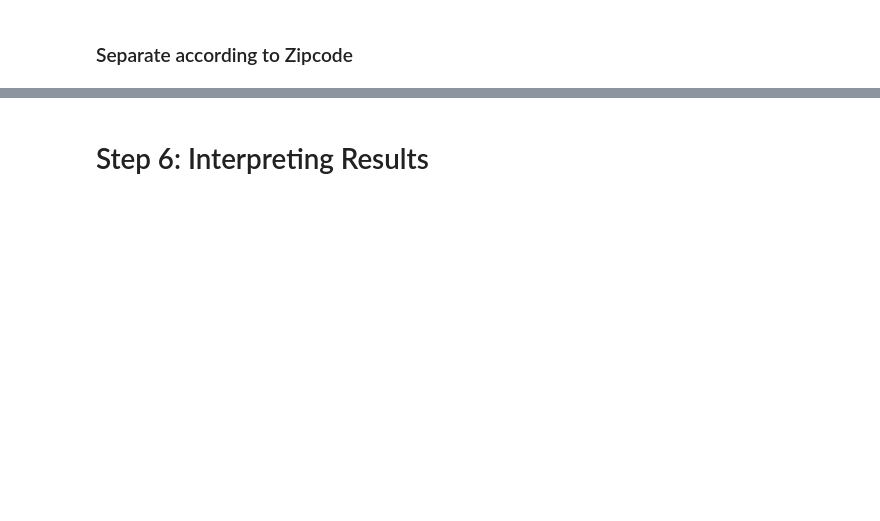
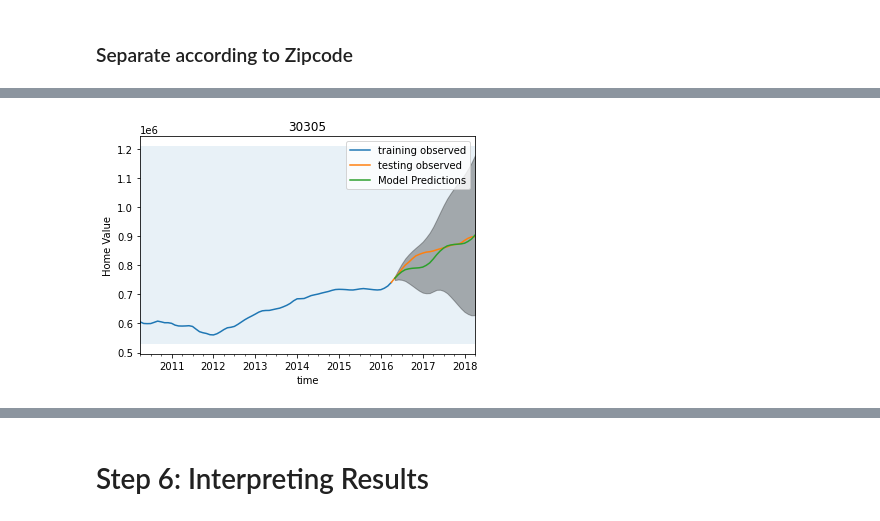
Before and after one commit to sierrafromcalifornia/Atlanta-ZIP-Code-Analysis-Project, a Jupyter notebook: notebooks/investment_analysis-modeling.ipynb, the cells around one changed output, grey strips where cells are left out. Saved outputs shown, nothing was run; the diff lists cells and outputs as text; code cells hidden in the pictures; blank space fills up the shorter version.

```diff
--- a/notebooks/investment_analysis-modeling.ipynb
+++ b/notebooks/investment_analysis-modeling.ipynb
@@ -211,0 +403,19 @@ array([30305, 30306, 30307, 30308, 30309, 30316, 30317, 30324, 30326,
+# %%
+# dictionary holding all parameter combinations across ZIP codes
+
+potential_parameters = {}
+
+for name in ls_unique_zips:
+    for comb in pdq:
+        for comb2 in pdqs:
+            try:
+                mod = sm.tsa.SARIMAX(train_dict[name],
+                                order = comb,
+                                seasonal_order = comb2,
+                                enforce_stationarity = False,
+                                enforce_invertibility = False)
+                output = mod.fit()
+                ans.append([name, comb, comb2, output.aic])
+            except:
+                continue
+    potential_parameters[name] = pd.DataFrame(ans, columns = ['name','pdq','pdqs','AIC'])
@@ -211,0 +443,79 @@ array([30305, 30306, 30307, 30308, 30309, 30316, 30317, 30324, 30326,
+# %%
+# Run best model parameters across ZIPs
+
+# create table to hold resulting MSE, RMSE across ZIPS
+summary_table = pd.DataFrame()
+Zipcode = []
+MSE_Value = []
+RMSE_Value = []
+
+# create dictionaries for each ZIP
+confidences = {}
+figures = {}
+models = {}
+
+# iterate through each unique zip code
+for name in ls_unique_zips:
+    temp_orders = potential_parameters[name] # temporary parameter container for ZIP
+    best_para = temp_orders.loc[temp_orders['AIC'].idxmin()] # use lowest AIC score
+
+
+    ARIMA_MODEL = sm.tsa.SARIMAX(train_dict[name],
+                                 order = best_para['pdq'],
+                                 seasonal_order = best_para['pdqs'],
+                                 enforce_stationarity = False,
+                                 enforce_invertibility = False,
+                                 )
+
+    output = ARIMA_MODEL.fit()
+    print('SARIMA Model Result for {}'.format(name))
+
+    # print initial summary
+    display(output.summary().tables[1])
+    plt.show()
+    # loads model output for each zip code into dictionary
+    models[name] = output
+    output = models[name]
+    # function to get the current figure from the loop
+    fig = plt.gcf()
+    # load plot into dictionary
+    figures[name] = fig
+
+    # 2 years prediction comparison
+    prediction = output.get_forecast(steps=24,
+                                     dynamic=False, full_results = True)
+    pred_conf = prediction.conf_int()
+    # input confidence intervals
+    confidences[name] = pred_conf
+    zip_forecasted = prediction.predicted_mean
+    zip_truth = test_dict[name]
+
+
+    # determine rmse and mse values
+    rmse = np.sqrt(((zip_forecasted - zip_truth)**2).mean())
+    mse = ((zip_forecasted - zip_truth)**2).mean()
+
+    Zipcode.append(name)
+    RMSE_Value.append(rmse)
+    MSE_Value.append(mse)
+
+    # plot predictions and confidence intervals across ZIPS
+    ax = train_dict[name].plot(label='training observed')
+    test_dict[name].plot(label='testing observed', ax=ax)
+
+
+    prediction.predicted_mean.plot(label='Model Predictions', ax=ax)
+    ax.fill_between(pred_conf.index,
+                    pred_conf.iloc[:, 0],
+                    pred_conf.iloc[:, 1], color='k', alpha=0.3)
+
+
+    ax.fill_betweenx(ax.get_ylim(), pd.to_datetime('2010-04-30'),
+                     prediction.predicted_mean.index[-1], alpha=.1, zorder=-1)
+
+    ax.set_ylabel('Home Value')
+    ax.set_title(str(name))
+
+    plt.legend()
+    plt.show()
+# %% [output]
@@ -211,0 +528 @@ array([30305, 30306, 30307, 30308, 30309, 30316, 30317, 30324, 30326,
+[figure, added]
```
Also changed, not shown: parts of 53 cells of this notebook, 3 other files.
